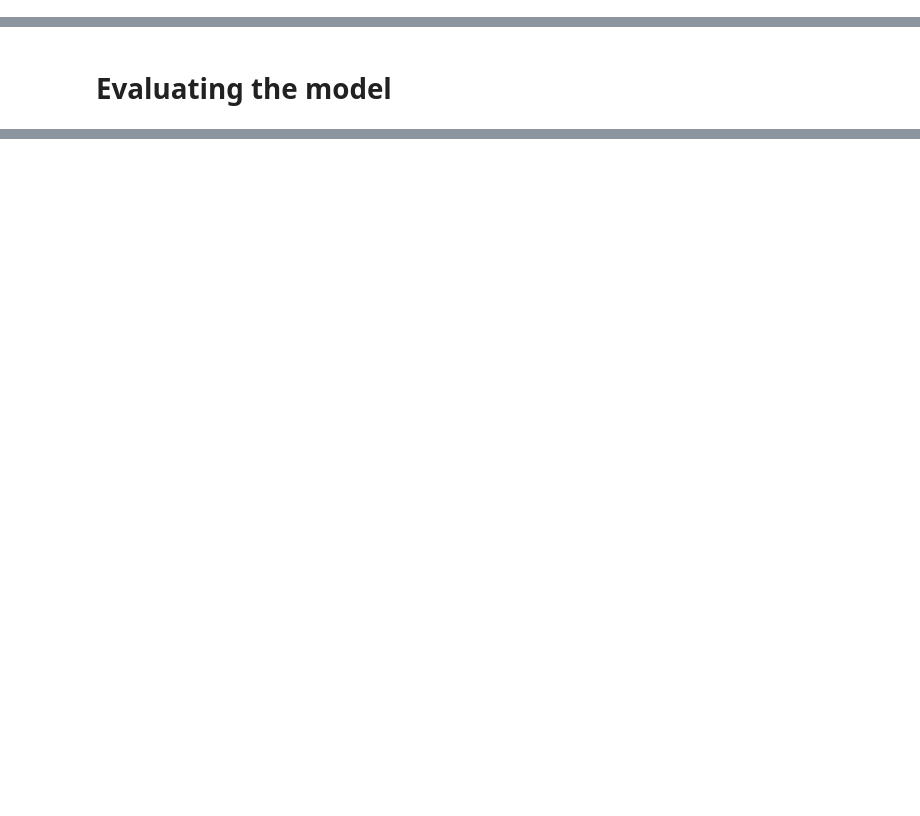
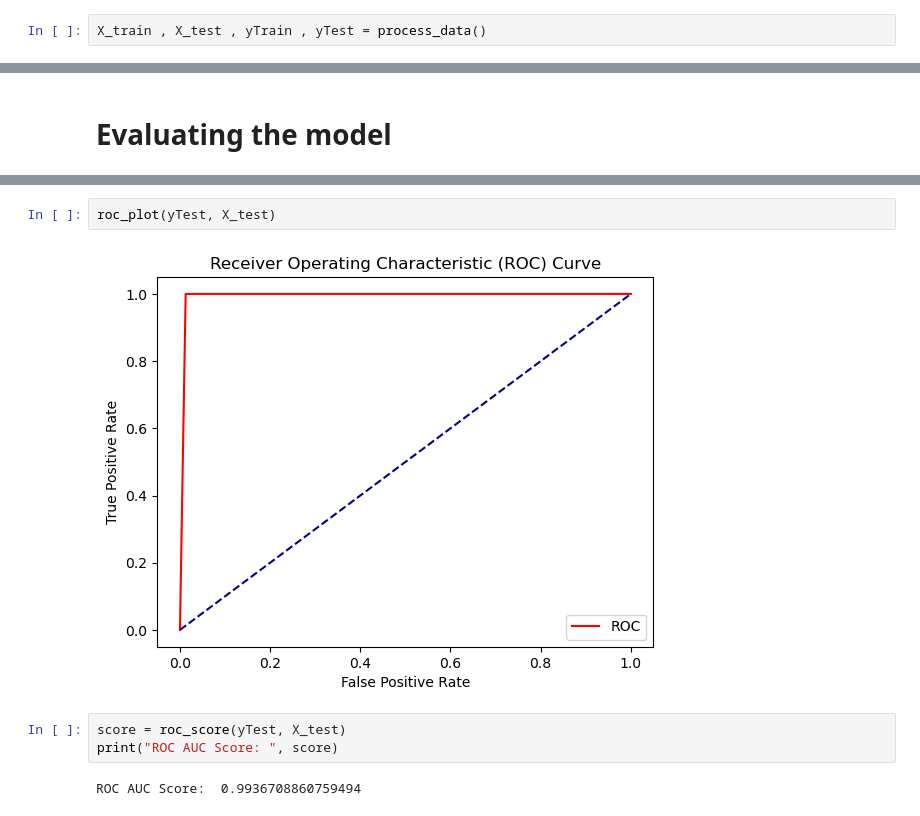
Before and after one commit to mahmodKhaled/COVID-19-Outcome-Prediction, a Jupyter notebook: notebooks/DecisionTree.ipynb, the cells around one changed output, grey strips where cells are left out. Saved outputs shown, nothing was run; the diff lists cells and outputs as text; blank space fills up the shorter version.

```diff
--- a/notebooks/DecisionTree.ipynb
+++ b/notebooks/DecisionTree.ipynb
@@ -45,3 +14,5 @@ X_test = sc.transform(xTest)
+# %%
+X_train , X_test , yTrain , yTest = process_data()
 # %% [markdown]
 # Decision Tree model
 # %%
@@ -151,0 +101,9 @@ roc_auc_score(yTest, classifier.predict_proba(X_test)[:,1])
+# %%
+roc_plot(yTest, X_test)
+# %% [output]
+[figure, added]
+# %%
+score = roc_score(yTest, X_test)
+print("ROC AUC Score: ", score)
+# %% [output]
+ROC AUC Score:  0.9936708860759494
```
Also changed, not shown: parts of 23 cells of this notebook, 1 other file.
